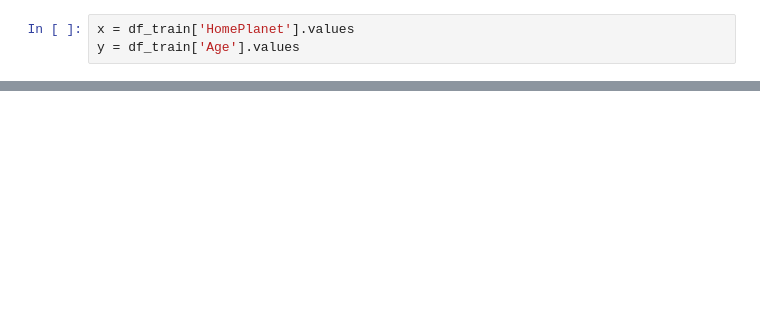
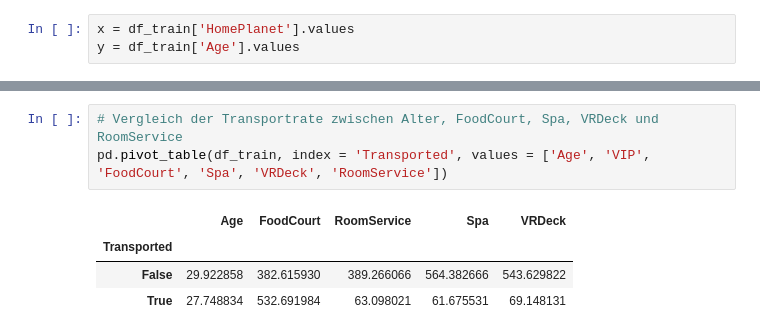
Before and after one commit to SelimSaglam/Kaggle, a Jupyter notebook: Main.ipynb, the cells around one changed output, grey strips where cells are left out. Cells and saved outputs as stored; diff of their text form; blank space fills up the shorter version.

```diff
--- a/Main.ipynb
+++ b/Main.ipynb
@@ -29,0 +88,8 @@ plt.show()
+# %%
+# Vergleich der Transportrate zwischen Alter, FoodCourt, Spa, VRDeck und RoomService
+pd.pivot_table(df_train, index = 'Transported', values = ['Age', 'VIP', 'FoodCourt', 'Spa', 'VRDeck', 'RoomService'])
+# %% [output]
+|  | Age | FoodCourt | RoomService | Spa | VRDeck |
+| Transported |  |  |  |  |  |
+| False | 29.922858 | 382.615930 | 389.266066 | 564.382666 | 543.629822 |
+| True | 27.748834 | 532.691984 | 63.098021 | 61.675531 | 69.148131 |
```
Also changed, not shown: parts of 7 cells of this notebook.
